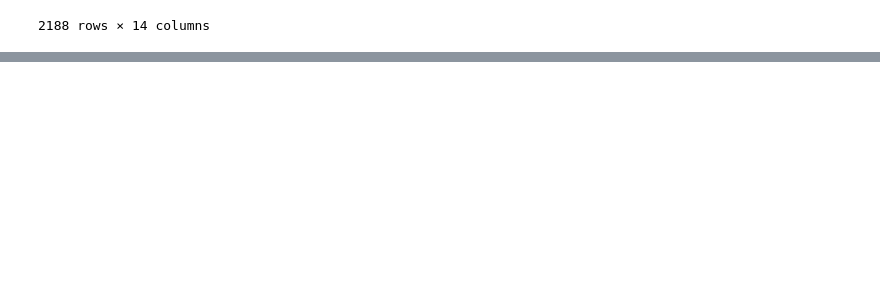
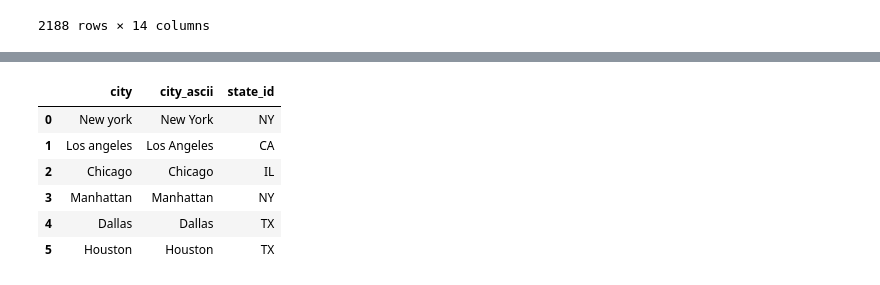
Before and after one commit to gaylnabil/pandas-numpy-tutorial, a Jupyter notebook: panda_tutorials/calc_pandas.ipynb, the cells around one changed output, grey strips where cells are left out. Saved outputs shown, nothing was run; the diff lists cells and outputs as text; code cells hidden in the pictures; blank space fills up the shorter version.

```diff
--- a/panda_tutorials/calc_pandas.ipynb
+++ b/panda_tutorials/calc_pandas.ipynb
@@ -223,0 +312,11 @@ data_frames.loc[filter_data, 'city': 'timezone']
+# %%
+data_frames['city'] = data_frames['city'].apply(lambda x: x.capitalize())
+data_frames.loc[:5, ['city', 'city_ascii', 'state_id']]
+# %% [output]
+|  | city | city_ascii | state_id |
+| 0 | New york | New York | NY |
+| 1 | Los angeles | Los Angeles | CA |
+| 2 | Chicago | Chicago | IL |
+| 3 | Manhattan | Manhattan | NY |
+| 4 | Dallas | Dallas | TX |
+| 5 | Houston | Houston | TX |
```
Also changed, not shown: parts of 15 cells of this notebook, 2 other files.
